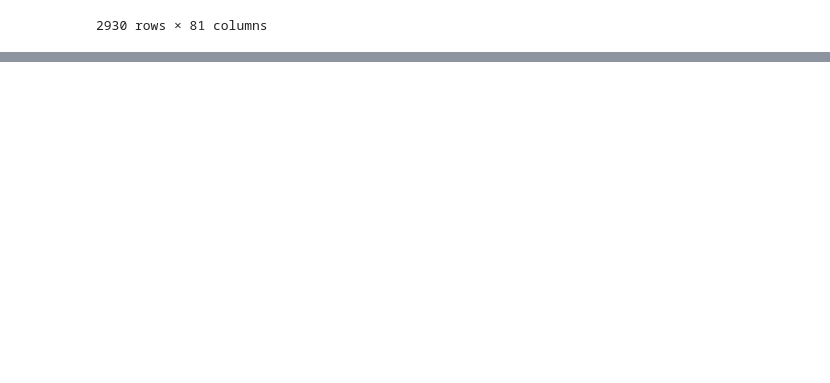
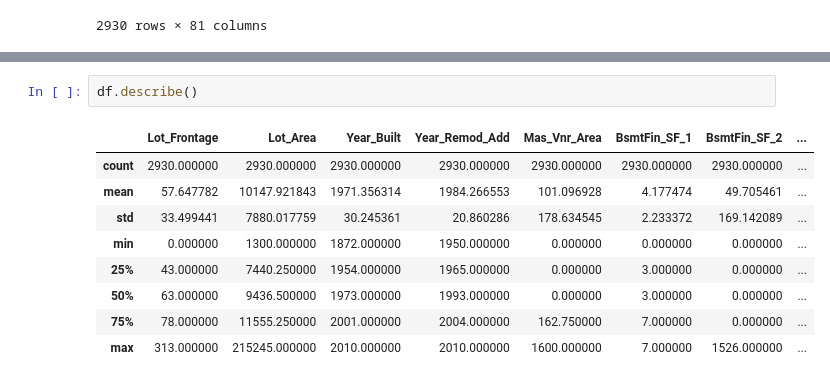
Before and after one commit to Mohamadzf23/ames-housing-price-prediction, a Jupyter notebook: src/ames_housing_price_prediction.ipynb, the cells around one changed output, grey strips where cells are left out. Saved outputs shown, nothing was run; the diff lists cells and outputs as text; blank space fills up the shorter version.

```diff
--- a/src/ames_housing_price_prediction.ipynb
+++ b/src/ames_housing_price_prediction.ipynb
@@ -35,0 +97,12 @@ df
+# %%
+df.describe()
+# %% [output]
+|  | Lot_Frontage | Lot_Area | Year_Built | Year_Remod_Add | Mas_Vnr_Area | BsmtFin_SF_1 | BsmtFin_SF_2 | ... |
+| count | 2930.000000 | 2930.000000 | 2930.000000 | 2930.000000 | 2930.000000 | 2930.000000 | 2930.000000 | ... |
+| mean | 57.647782 | 10147.921843 | 1971.356314 | 1984.266553 | 101.096928 | 4.177474 | 49.705461 | ... |
+| std | 33.499441 | 7880.017759 | 30.245361 | 20.860286 | 178.634545 | 2.233372 | 169.142089 | ... |
+| min | 0.000000 | 1300.000000 | 1872.000000 | 1950.000000 | 0.000000 | 0.000000 | 0.000000 | ... |
+| 25% | 43.000000 | 7440.250000 | 1954.000000 | 1965.000000 | 0.000000 | 3.000000 | 0.000000 | ... |
+| 50% | 63.000000 | 9436.500000 | 1973.000000 | 1993.000000 | 0.000000 | 3.000000 | 0.000000 | ... |
+| 75% | 78.000000 | 11555.250000 | 2001.000000 | 2004.000000 | 162.750000 | 7.000000 | 0.000000 | ... |
+| max | 313.000000 | 215245.000000 | 2010.000000 | 2010.000000 | 1600.000000 | 7.000000 | 1526.000000 | ... |
```
Also changed, not shown: parts of 8 cells of this notebook.
